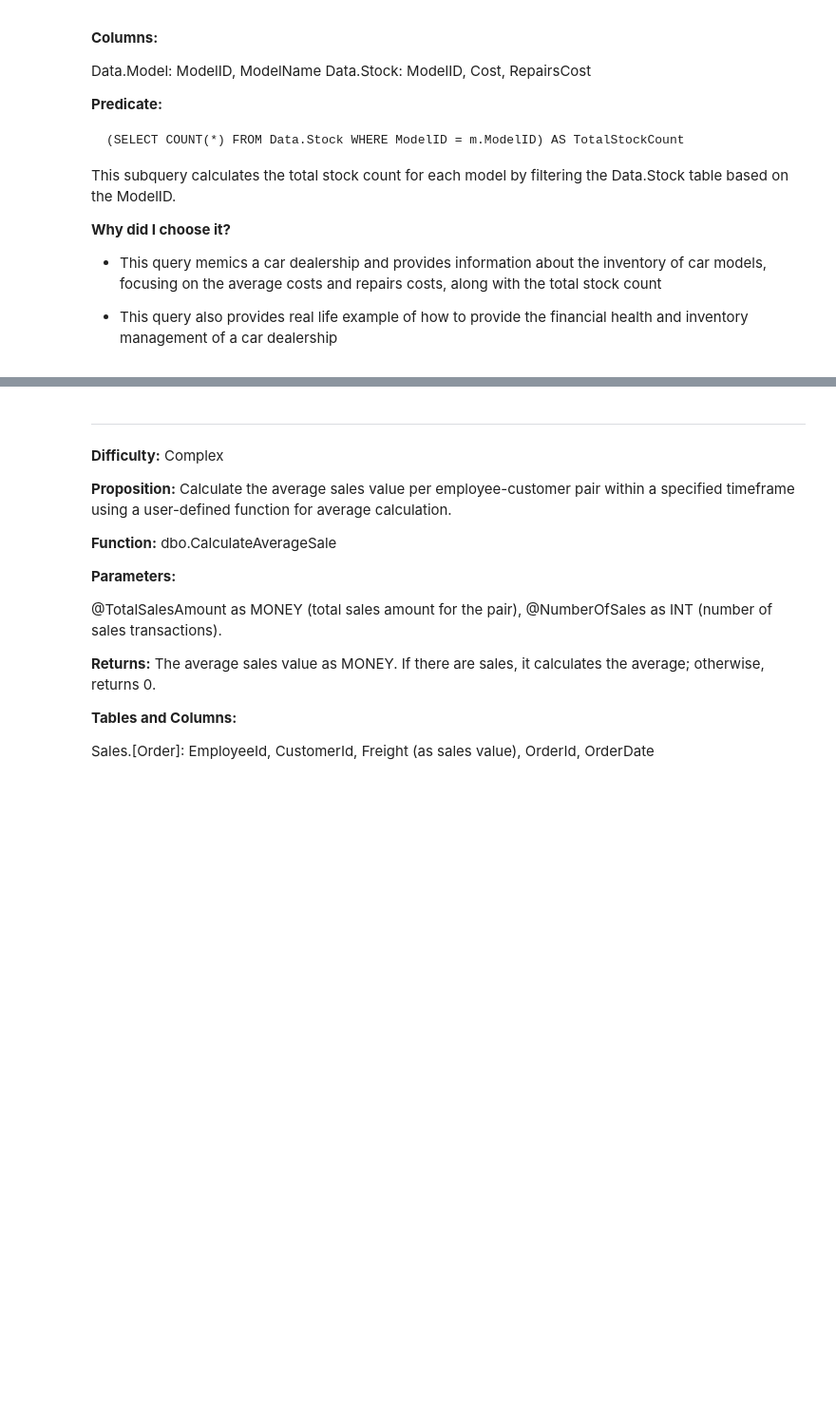
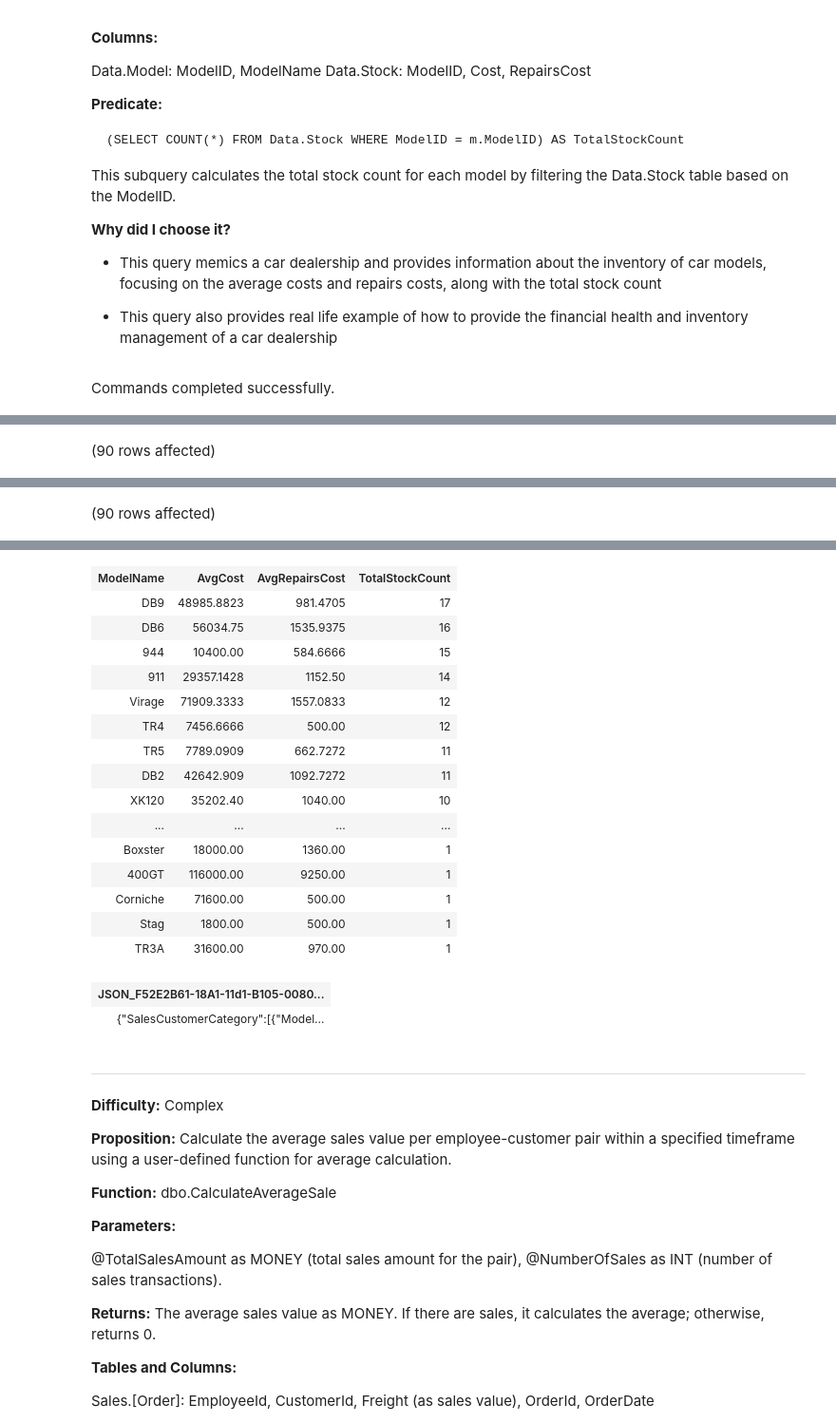
Before and after one commit to ileana-aguilar/SQL-Programming, a Jupyter notebook: Project1/Project1_IleanaAguilar.ipynb, the cells around one changed output, grey strips where cells are left out. Shown: that part at 95% size. Drawn from its saved outputs; the diff is of its cells as text; code cells hidden in the pictures; blank space fills up the shorter version.

```diff
--- a/Project1/Project1_IleanaAguilar.ipynb
+++ b/Project1/Project1_IleanaAguilar.ipynb
@@ -143,6 +168,7 @@ FROM Data.Model m
     INNER JOIN ModelCosts mc ON m.ModelID = mc.ModelID
 ORDER BY TotalStockCount DESC;
 
+--JSON
 USE PrestigeCars;
 GO
 
@@ -169,3 +195,5 @@ FROM Data.Model m
     INNER JOIN ModelCosts mc ON m.ModelID = mc.ModelID
 ORDER BY TotalStockCount DESC
 FOR JSON PATH, ROOT('SalesCustomerCategory');
+# %% [output]
+Commands completed successfully.
@@ -171,0 +201 @@ FOR JSON PATH, ROOT('SalesCustomerCategory');
+(90 rows affected)
@@ -171,0 +203 @@ FOR JSON PATH, ROOT('SalesCustomerCategory');
+(90 rows affected)
@@ -172,3 +205,21 @@ FOR JSON PATH, ROOT('SalesCustomerCategory');
+| ModelName | AvgCost | AvgRepairsCost | TotalStockCount |
+| DB9 | 48985.8823 | 981.4705 | 17 |
+| DB6 | 56034.75 | 1535.9375 | 16 |
+| 944 | 10400.00 | 584.6666 | 15 |
+| 911 | 29357.1428 | 1152.50 | 14 |
+| Virage | 71909.3333 | 1557.0833 | 12 |
+| TR4 | 7456.6666 | 500.00 | 12 |
+| TR5 | 7789.0909 | 662.7272 | 11 |
+| DB2 | 42642.909 | 1092.7272 | 11 |
+| XK120 | 35202.40 | 1040.00 | 10 |
+| ... | ... | ... | ... |
+| Boxster | 18000.00 | 1360.00 | 1 |
+| 400GT | 116000.00 | 9250.00 | 1 |
+| Corniche | 71600.00 | 500.00 | 1 |
+| Stag | 1800.00 | 500.00 | 1 |
+| TR3A | 31600.00 | 970.00 | 1 |
+| JSON_F52E2B61-18A1-11d1-B105-0080... |
+| {"SalesCustomerCategory":[{"Model... |
 # %% [markdown]
 * * *
 
```
Also changed, not shown: parts of 42 cells of this notebook.
